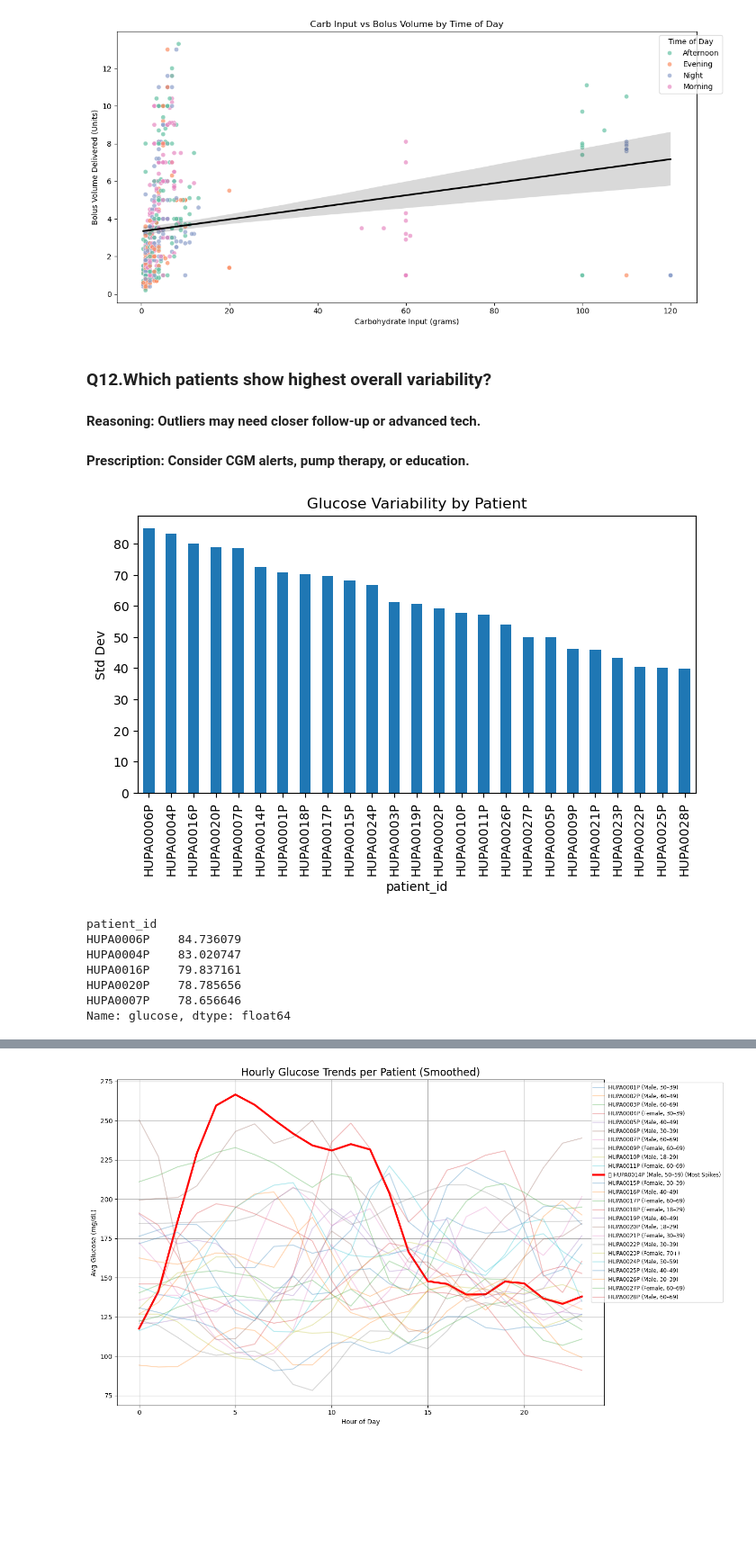
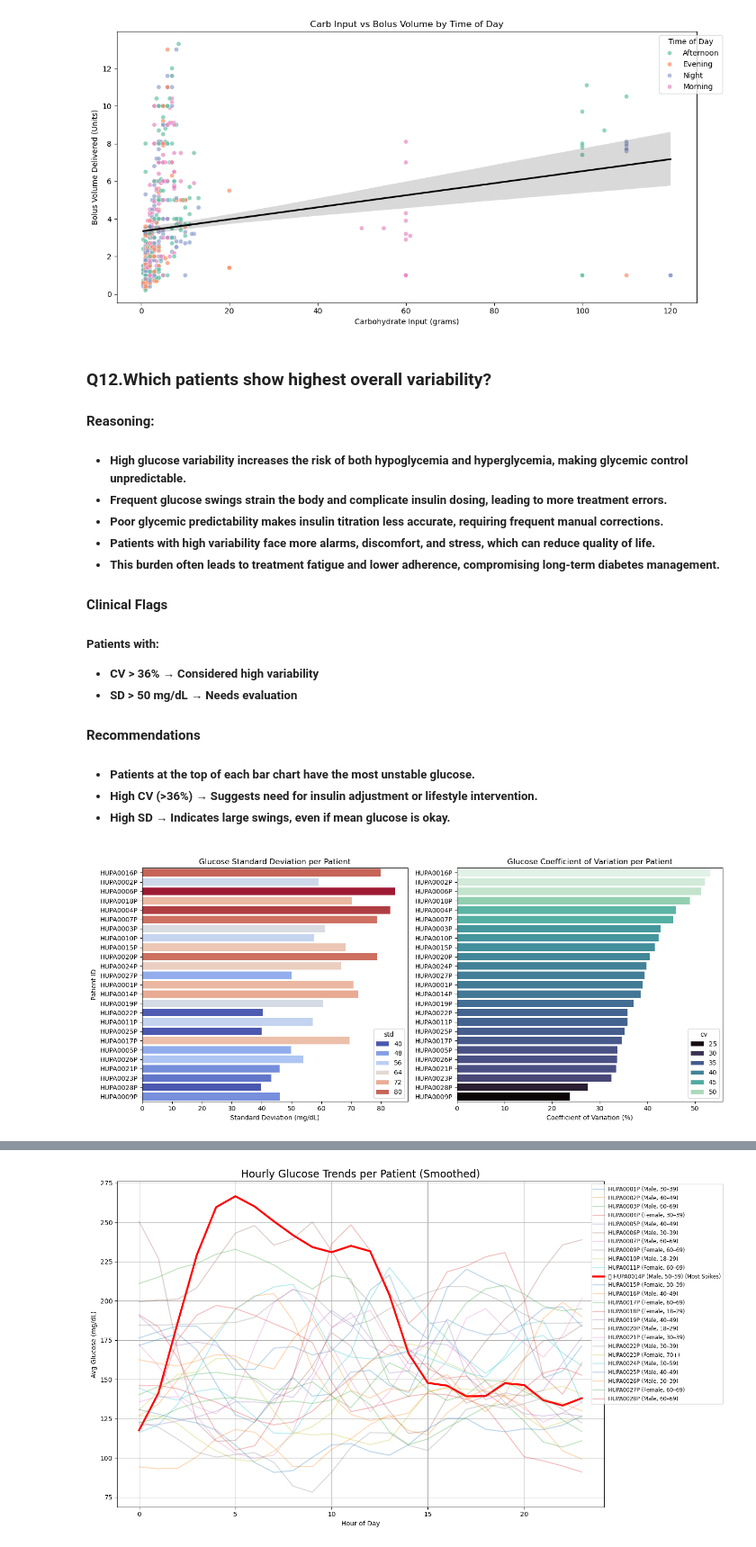
Before and after one commit to samhimbin/Team12_Pytesters_PythonHackathon_August25, a Jupyter notebook: Team12_Pytesters_3.PrescriptiveAnalysis.ipynb, the cells around one changed output, grey strips where cells are left out. Shown at 90% size. Cells and saved outputs as stored; diff of their text form; code cells hidden in the pictures; blank space fills up the shorter version.

```diff
--- a/Team12_Pytesters_3.PrescriptiveAnalysis.ipynb
+++ b/Team12_Pytesters_3.PrescriptiveAnalysis.ipynb
@@ -486,24 +784,61 @@ plt.show()
 # %% [markdown]
 ### Q12.Which patients show highest overall variability?
 
-#### Reasoning: Outliers may need closer follow-up or advanced tech.
-#### Prescription: Consider CGM alerts, pump therapy, or education.
+#### Reasoning:
+
+<h5>
+
+- High glucose variability increases the risk of both hypoglycemia and hyperglycemia, making glycemic control unpredictable.
+- Frequent glucose swings strain the body and complicate insulin dosing, leading to more treatment errors.
+- Poor glycemic predictability makes insulin titration less accurate, requiring frequent manual corrections.
+- Patients with high variability face more alarms, discomfort, and stress, which can reduce quality of life.
+- This burden often leads to treatment fatigue and lower adherence, compromising long-term diabetes management.
+</h5>
+
+#### Clinical Flags
+<h5>
+
+Patients with:
+
+- CV > 36% → Considered high variability
+- SD > 50 mg/dL → Needs evaluation
+
+</h5>
+
+#### Recommendations
+<h5>
+
+- Patients at the top of each bar chart have the most unstable glucose.
+- High CV (>36%) → Suggests need for insulin adjustment or lifestyle intervention.
+- High SD → Indicates large swings, even if mean glucose is okay.
+</h5>
-# %%
-variability = merged_df.groupby('patient_id')['glucose'].std().sort_values(ascending=False)
-plt.figure(figsize=(8,4))
-variability.plot(kind='bar')
-plt.title('Glucose Variability by Patient')
-plt.ylabel('Std Dev')
-plt.show()
-
-print(variability.head(5))
-# %% [output]
-[figure, removed]
-patient_id
-HUPA0006P    84.736079
-HUPA0004P    83.020747
-HUPA0016P    79.837161
-HUPA0020P    78.785656
-HUPA0007P    78.656646
-Name: glucose, dtype: float64
+# %%
+# Step 1: Calculate variability per patient
+variability_df = merged_df.groupby('patient_id')['glucose'].agg(['mean', 'std']).reset_index()
+variability_df['cv'] = (variability_df['std'] / variability_df['mean']) * 100
+
+# Step 2: Sort by CV or SD
+variability_df = variability_df.sort_values(by='cv', ascending=False)
+
+# Step 3: Plot standard deviation and CV side-by-side
+plt.figure(figsize=(14, 6))
+
+# Subplot 1: Standard Deviation
+plt.subplot(1, 2, 1)
+sns.barplot(data=variability_df, x='std', y='patient_id', hue ='std', palette='coolwarm')
+plt.title('Glucose Standard Deviation per Patient')
+plt.xlabel('Standard Deviation (mg/dL)')
+plt.ylabel('Patient ID')
+
+# Subplot 2: Coefficient of Variation
+plt.subplot(1, 2, 2)
+sns.barplot(data=variability_df, x='cv', y='patient_id', hue ='cv', palette='mako')
+plt.title('Glucose Coefficient of Variation per Patient')
+plt.xlabel('Coefficient of Variation (%)')
+plt.ylabel('')
+
+plt.tight_layout()
+plt.show()
+# %% [output]
+[figure, added]
 # %% [markdown]
```
Also changed, not shown: parts of 15 cells of this notebook.
